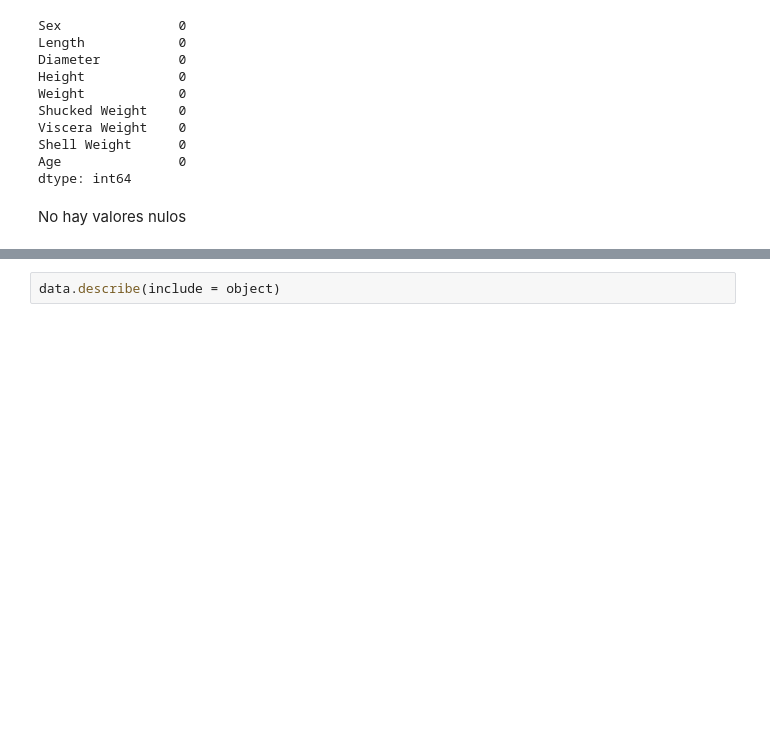
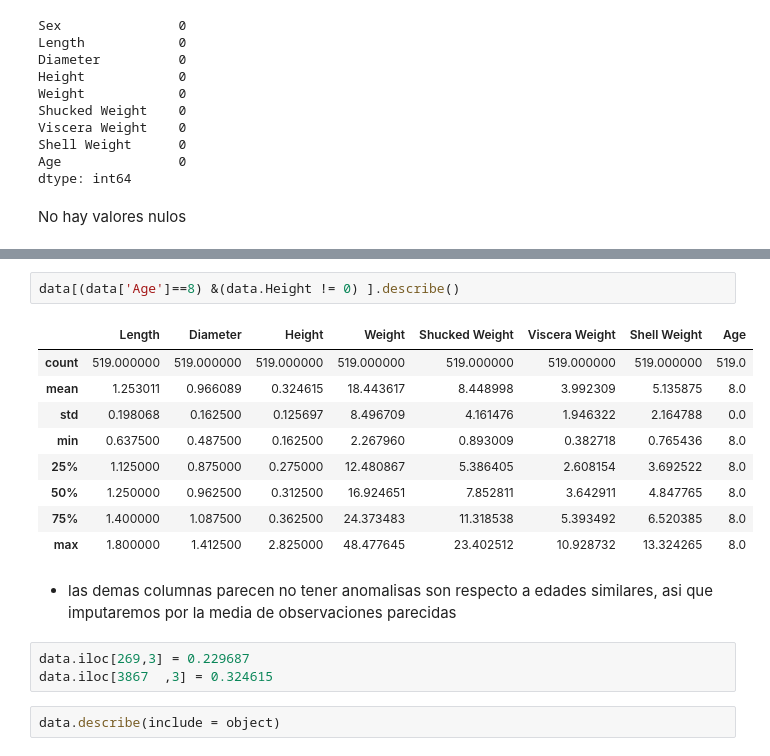
Before and after one commit to MathUPTC/CrabAge, a Jupyter notebook: Notebooks/eda_data.ipynb, the cells around one changed output, grey strips where cells are left out. Drawn from its saved outputs; the diff is of its cells as text; blank space fills up the shorter version.

```diff
--- a/Notebooks/eda_data.ipynb
+++ b/Notebooks/eda_data.ipynb
@@ -141,3 +150,20 @@ data.describe()
+# %%
+data[(data['Age']==8) &(data.Height != 0) ].describe()
+# %% [output]
+|  | Length | Diameter | Height | Weight | Shucked Weight | Viscera Weight | Shell Weight | Age |
+| count | 519.000000 | 519.000000 | 519.000000 | 519.000000 | 519.000000 | 519.000000 | 519.000000 | 519.0 |
+| mean | 1.253011 | 0.966089 | 0.324615 | 18.443617 | 8.448998 | 3.992309 | 5.135875 | 8.0 |
+| std | 0.198068 | 0.162500 | 0.125697 | 8.496709 | 4.161476 | 1.946322 | 2.164788 | 0.0 |
+| min | 0.637500 | 0.487500 | 0.162500 | 2.267960 | 0.893009 | 0.382718 | 0.765436 | 8.0 |
+| 25% | 1.125000 | 0.875000 | 0.275000 | 12.480867 | 5.386405 | 2.608154 | 3.692522 | 8.0 |
+| 50% | 1.250000 | 0.962500 | 0.312500 | 16.924651 | 7.852811 | 3.642911 | 4.847765 | 8.0 |
+| 75% | 1.400000 | 1.087500 | 0.362500 | 24.373483 | 11.318538 | 5.393492 | 6.520385 | 8.0 |
+| max | 1.800000 | 1.412500 | 2.825000 | 48.477645 | 23.402512 | 10.928732 | 13.324265 | 8.0 |
+# %% [markdown]
+- las demas columnas parecen no tener anomalisas son respecto a edades similares, asi que imputaremos por la media de observaciones parecidas
+# %%
+data.iloc[269,3] = 0.229687
+data.iloc[3867	,3] = 0.324615
 # %%
 data.describe(include = object)
 # %% [output]
```
Also changed, not shown: parts of 12 cells of this notebook.
